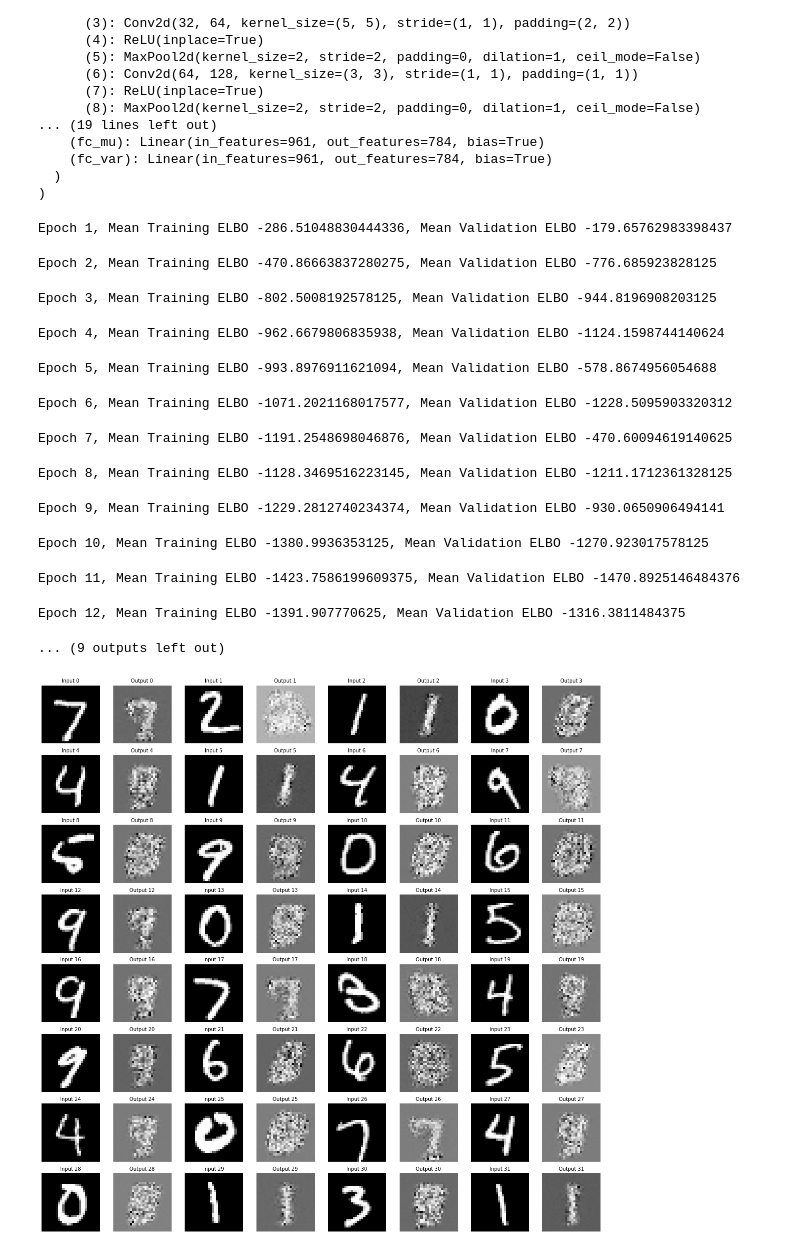
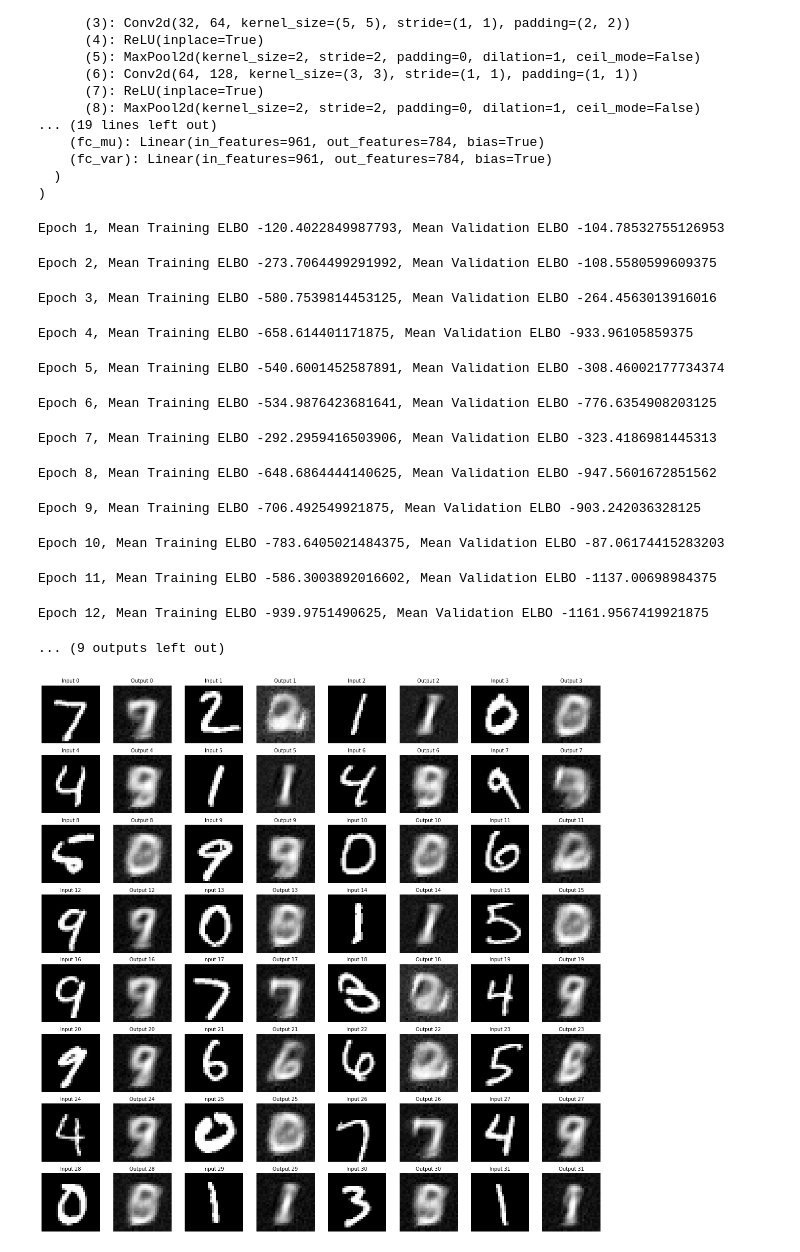
Before and after one commit to yangyang-pro/2AMU20-Assignments, a Jupyter notebook: hw3/task_1.ipynb, the cells around one changed output. Saved outputs shown, nothing was run; the diff lists cells and outputs as text; code cells hidden in the pictures.

```diff
--- a/hw3/task_1.ipynb
+++ b/hw3/task_1.ipynb
@@ -114,7 +114,7 @@ class VAE(nn.Module):
         std = torch.exp(0.5 * log_var_x)
         epsilon = torch.randn_like(std).to(DEVICE)
         x_recon = torch.sigmoid(mu_x + std * epsilon)
-        return x_recon.view(BATCH_SIZE, IMG_C, IMG_H, IMG_W)
+        return x_recon.view(x_recon.shape[0], IMG_C, IMG_H, IMG_W)
 # %%
 LATENT_DIM = 2
 
@@ -199,21 +199,20 @@ def train_vae(num_epochs, patience=5):
     plt.ylabel('Mean Negative ELBO')
     plt.legend()
     plt.show()
-
 train_vae(num_epochs=20, patience=5)
 # %% [output]
-Epoch 1, Mean Training ELBO -286.51048830444336, Mean Validation ELBO -179.65762983398437
+Epoch 1, Mean Training ELBO -120.4022849987793, Mean Validation ELBO -104.78532755126953
-Epoch 2, Mean Training ELBO -470.86663837280275, Mean Validation ELBO -776.685923828125
+Epoch 2, Mean Training ELBO -273.7064499291992, Mean Validation ELBO -108.5580599609375
-Epoch 3, Mean Training ELBO -802.5008192578125, Mean Validation ELBO -944.8196908203125
+Epoch 3, Mean Training ELBO -580.7539814453125, Mean Validation ELBO -264.4563013916016
-Epoch 4, Mean Training ELBO -962.6679806835938, Mean Validation ELBO -1124.1598744140624
+Epoch 4, Mean Training ELBO -658.614401171875, Mean Validation ELBO -933.96105859375
-Epoch 5, Mean Training ELBO -993.8976911621094, Mean Validation ELBO -578.8674956054688
+Epoch 5, Mean Training ELBO -540.6001452587891, Mean Validation ELBO -308.46002177734374
-Epoch 6, Mean Training ELBO -1071.2021168017577, Mean Validation ELBO -1228.5095903320312
+Epoch 6, Mean Training ELBO -534.9876423681641, Mean Validation ELBO -776.6354908203125
-Epoch 7, Mean Training ELBO -1191.2548698046876, Mean Validation ELBO -470.60094619140625
+Epoch 7, Mean Training ELBO -292.2959416503906, Mean Validation ELBO -323.4186981445313
-Epoch 8, Mean Training ELBO -1128.3469516223145, Mean Validation ELBO -1211.1712361328125
+Epoch 8, Mean Training ELBO -648.6864444140625, Mean Validation ELBO -947.5601672851562
-Epoch 9, Mean Training ELBO -1229.2812740234374, Mean Validation ELBO -930.0650906494141
+Epoch 9, Mean Training ELBO -706.492549921875, Mean Validation ELBO -903.242036328125
-Epoch 10, Mean Training ELBO -1380.9936353125, Mean Validation ELBO -1270.923017578125
+Epoch 10, Mean Training ELBO -783.6405021484375, Mean Validation ELBO -87.06174415283203
-Epoch 11, Mean Training ELBO -1423.7586199609375, Mean Validation ELBO -1470.8925146484376
+Epoch 11, Mean Training ELBO -586.3003892016602, Mean Validation ELBO -1137.00698984375
-Epoch 12, Mean Training ELBO -1391.907770625, Mean Validation ELBO -1316.3811484375
+Epoch 12, Mean Training ELBO -939.9751490625, Mean Validation ELBO -1161.9567419921875
 ... (9 outputs left out)
 # %%
 def test_vae():
@@ -221,23 +220,24 @@ def test_vae():
     x = x.to(DEVICE)
     with torch.no_grad():
         _, _, mu_x, log_var_x = vae(x)
-        x_recon = vae.reconstruct(mu_x, log_var_x)
+        # x_recon = vae.reconstruct(mu_x, log_var_x)
+        x_recon = mu_x
         return x, x_recon
 test_batch, test_batch_recon = test_vae()
 # %%
 def show_images(x, x_recon):
     """ plots first 32 images and reconstructions"""
-    x = x.view(BATCH_SIZE, IMG_H, IMG_W)
-    x_recon = x_recon.view(BATCH_SIZE, IMG_H, IMG_W)
+    x = x.view(x.shape[0], IMG_H, IMG_W)
+    x_recon = x_recon.view(x_recon.shape[0], IMG_H, IMG_W)
     fig, ax = plt.subplots(8, 8, figsize=(20, 20))
     for i in range(8):
         for j in range(4):
             ax[i][2*j].imshow(x[i*4+j].cpu().numpy(), cmap="Greys_r")
             ax[i][2*j+1].imshow(x_recon[i*4+j].cpu().numpy(), cmap="Greys_r")
             ax[i][2*j].set_title(f"Input {i*4+j}", fontsize=10)
             ax[i][2*j+1].set_title(f"Output {i*4+j}", fontsize=10)
             ax[i][2*j].axis('off')
             ax[i][2*j+1].axis('off')
 show_images(test_batch, test_batch_recon)
 # %% [output]
-[figure, old version]
+[figure, new version]
```
Also changed, not shown: 15 other files.
